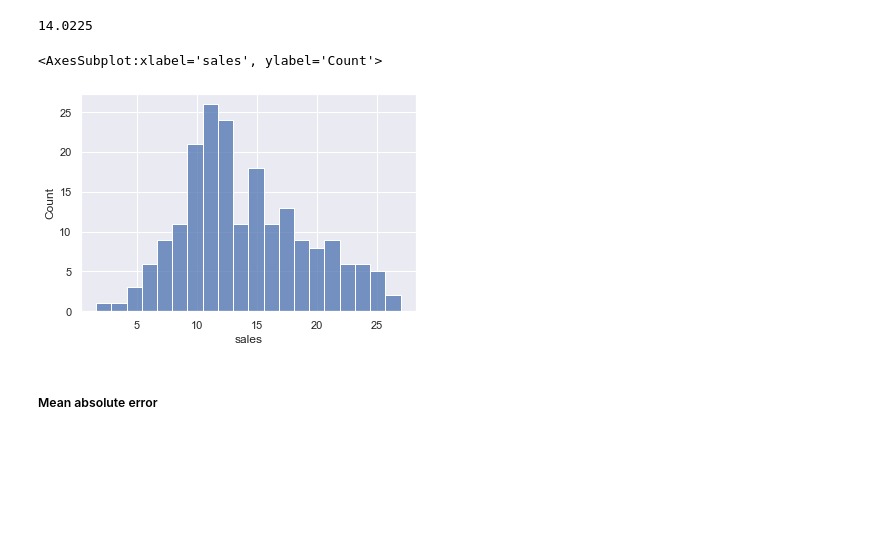
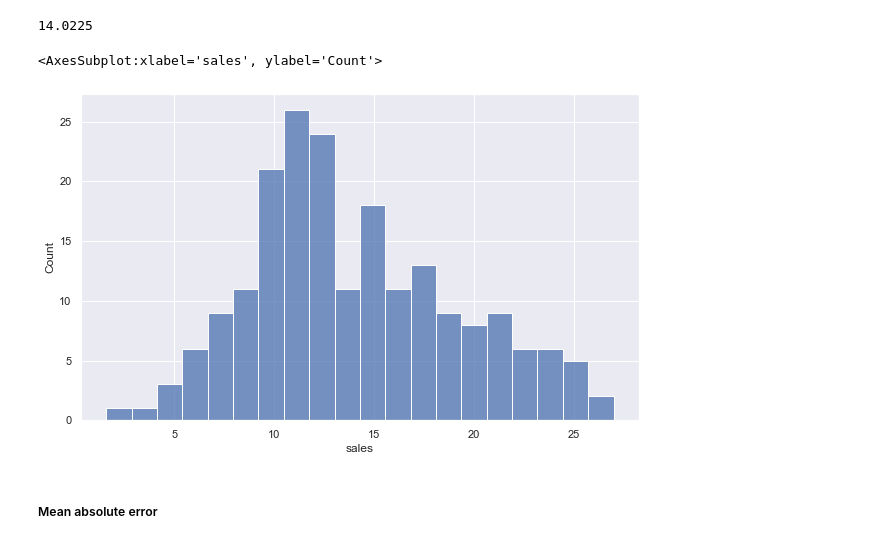
Before and after one commit to filipebcs/python-examples-for-data-science, a Jupyter notebook: class_88.ipynb, the cells around one changed output. Drawn from its saved outputs; the diff is of its cells as text; code cells hidden in the pictures; blank space fills up the shorter version.

```diff
--- a/class_88.ipynb
+++ b/class_88.ipynb
@@ -101,10 +101,11 @@ data['sales'].mean()
 # %% [output]
 14.0225
 # %%
+plt.figure(figsize=(10, 6))
 sns.histplot(data['sales'], bins=20)
 # %% [output]
 <AxesSubplot:xlabel='sales', ylabel='Count'>
-[figure, old version]
+[figure, new version]
 # %% [markdown]
 ##### Mean absolute error
 # %%
```
Also changed, not shown: parts of 7 cells of this notebook.
